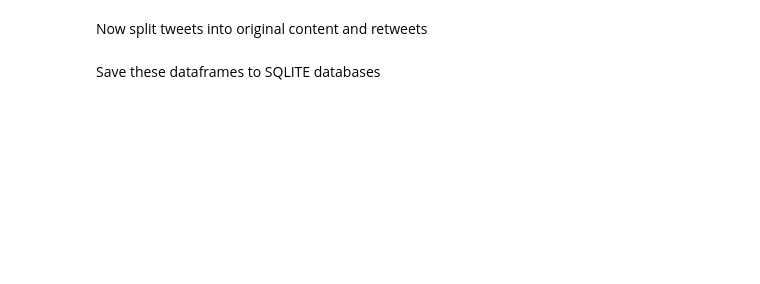
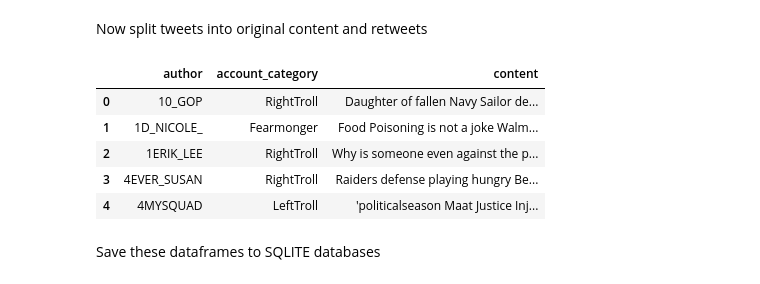
Before and after one commit to gcdunn/twitter-sockpuppet-nlp, a Jupyter notebook: Cleaning-EDA-538-1.ipynb, the cells around one changed output. Cells and saved outputs as stored; diff of their text form; code cells hidden in the pictures; blank space fills up the shorter version.

```diff
--- a/Cleaning-EDA-538-1.ipynb
+++ b/Cleaning-EDA-538-1.ipynb
@@ -174,3 +178,34 @@ user_original = eng_tweets[eng_tweets.retweet==0].groupby('external_author_id').
+# %%
+#user_original_df = pd.DataFrame()
+#user_rt_df = pd.DataFrame()
+
+#user_original_df = user_original_df.append(user_original, ignore_index=True).T
+#user_original_df.index.name = 'author'
+#user_original_df.columns = ['content']
+#user_original_df['content'] = user_original_df['content'].astype('str')
+#user_original_df = user_original_df.join(eng_tweets.author)
+
+#user_rt_df = user_rt_df.append(user_rt, ignore_index=True).T
+#user_rt_df.index.name = 'author'
+#user_rt_df.columns = ['content']
+#user_rt_df['content'] = user_rt_df['content'].astype('str')
+#user_rt_df = user_rt_df.join(eng_tweets.account_category, on='author')
+
+user_original = eng_tweets[eng_tweets.retweet==0]
+user_original = user_original.groupby('author',as_index=False).agg({'account_category': list, 'content': sum})
+user_original.account_category = user_original.account_category.apply(lambda x: x[0])
+
+user_rt = eng_tweets[eng_tweets.retweet==1]
+user_rt = user_rt.groupby('author',as_index=False).agg({'account_category': list, 'content': sum})
+user_rt.account_category = user_rt.account_category.apply(lambda x: x[0])
+user_rt.head()
+# %% [output]
+|  | author | account_category | content |
+| 0 | 10_GOP | RightTroll | Daughter of fallen Navy Sailor de... |
+| 1 | 1D_NICOLE_ | Fearmonger | Food Poisoning is not a joke Walm... |
+| 2 | 1ERIK_LEE | RightTroll | Why is someone even against the p... |
+| 3 | 4EVER_SUSAN | RightTroll | Raiders defense playing hungry Be... |
+| 4 | 4MYSQUAD | LeftTroll | 'politicalseason Maat Justice Inj... |
 # %% [markdown]
 Save these dataframes to SQLITE databases
 # %%
```
Also changed, not shown: parts of 35 cells of this notebook.
